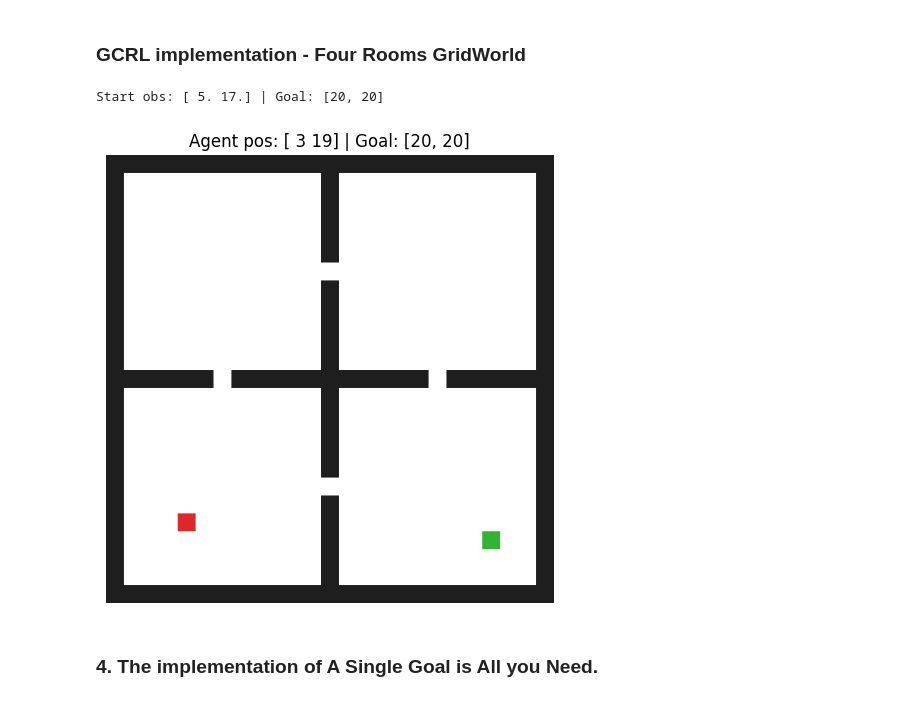
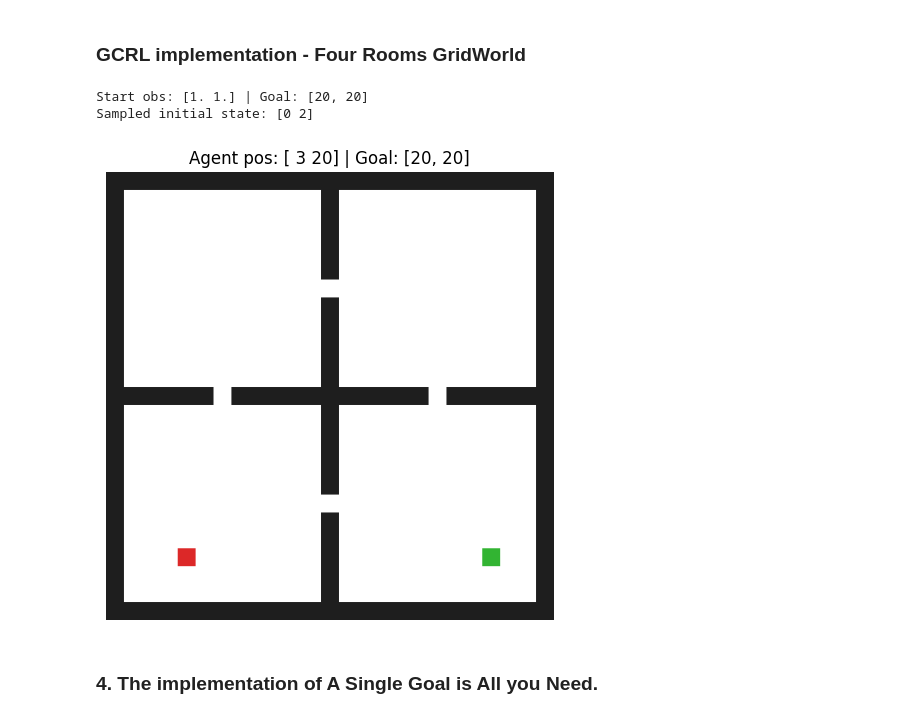
Before and after one commit to tanjun8802/MSc_Dissertation, a Jupyter notebook: sandbox/SGCRL_GridWorld4Rooms.ipynb, the cells around one changed output. Saved outputs shown, nothing was run; the diff lists cells and outputs as text; code cells hidden in the pictures.

```diff
--- a/sandbox/SGCRL_GridWorld4Rooms.ipynb
+++ b/sandbox/SGCRL_GridWorld4Rooms.ipynb
@@ -71,10 +71,8 @@ class FourRoomsGridWorld(gym.Env):
         return (x, y) not in self._blocked_cells
 
     def sample_initial_state(self):
-        while True:
-            sample = self.np_random.integers(0, self.grid_size, size=(2,), dtype=np.int32)
-            if self._is_valid_cell(sample):
-                return sample
+        sample = self.np_random.integers(0, 3, size=(2,), dtype=np.int32)
+        return sample
 
     def set_goal_position(self, goal_position):
         goal = np.asarray(goal_position, dtype=np.int32)
@@ -402,35 +400,39 @@ class TrajectoryReplayBuffer:
 import numpy as np
 import matplotlib
 import matplotlib.pyplot as plt
 import matplotlib.animation as animation
 from IPython.display import HTML
 
 # --- paste your class definitions above this line ---
 
 env_base = FourRoomsGridWorld(render_mode="rgb_array")
 env = FourRoomsGoalWrapper(env_base, goal_position=(20, 20))
 
 obs, info = env.reset()
 print("Start obs:", obs, "| Goal:", info["goal_position"])
+
+sxx = env_base.sample_initial_state()
+print("Sampled initial state:", sxx)
 
 frames = []
 for _ in range(200):
     action = env.action_space.sample()
     obs, reward, terminated, truncated, info = env.step(action)
     frame = env.render()
     frames.append(frame)
     if terminated or truncated:
         break
 
 # --- render a single static frame ---
 fig, ax = plt.subplots(figsize=(5, 5))
 ax.imshow(frames[-1])
 ax.set_title(f"Agent pos: {obs.astype(int)} | Goal: {info['goal_position']}")
 ax.axis("off")
 plt.tight_layout()
 # %% [output]
-Start obs: [ 5. 17.] | Goal: [20, 20]
+Start obs: [1. 1.] | Goal: [20, 20]
+Sampled initial state: [0 2]
-[figure, old version]
+[figure, new version]
 # %% [markdown]
 ### 4. The implementation of A Single Goal is All you Need.
 # %% [markdown]
```
Also changed, not shown: parts of 7 cells of this notebook, 1 other file.
